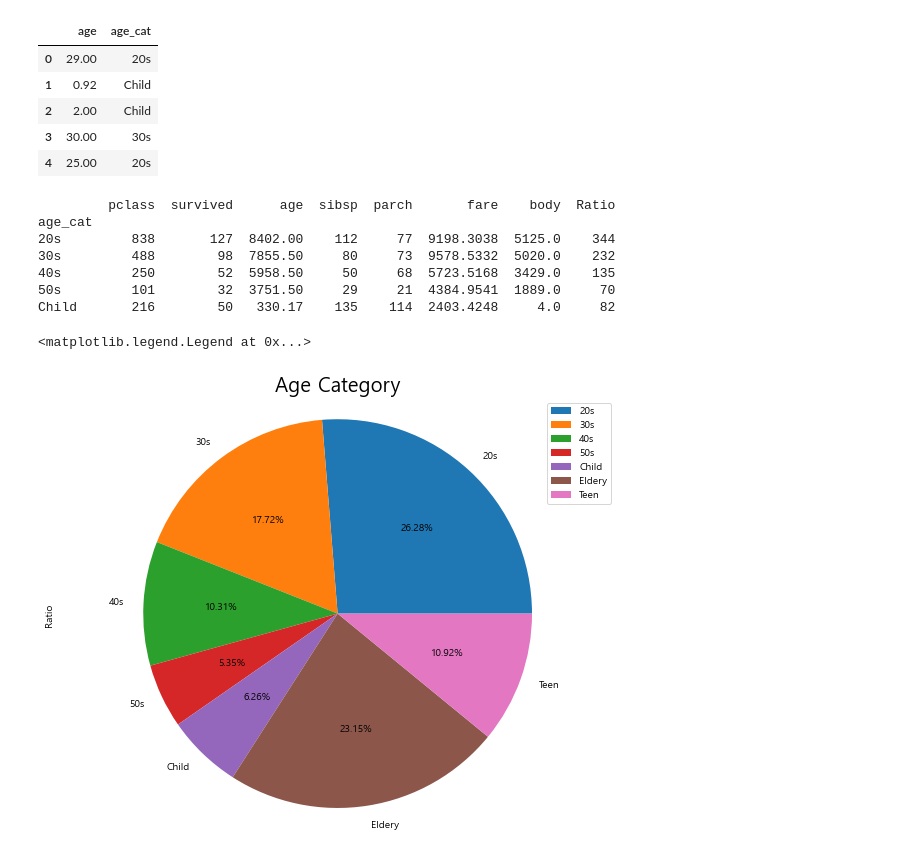
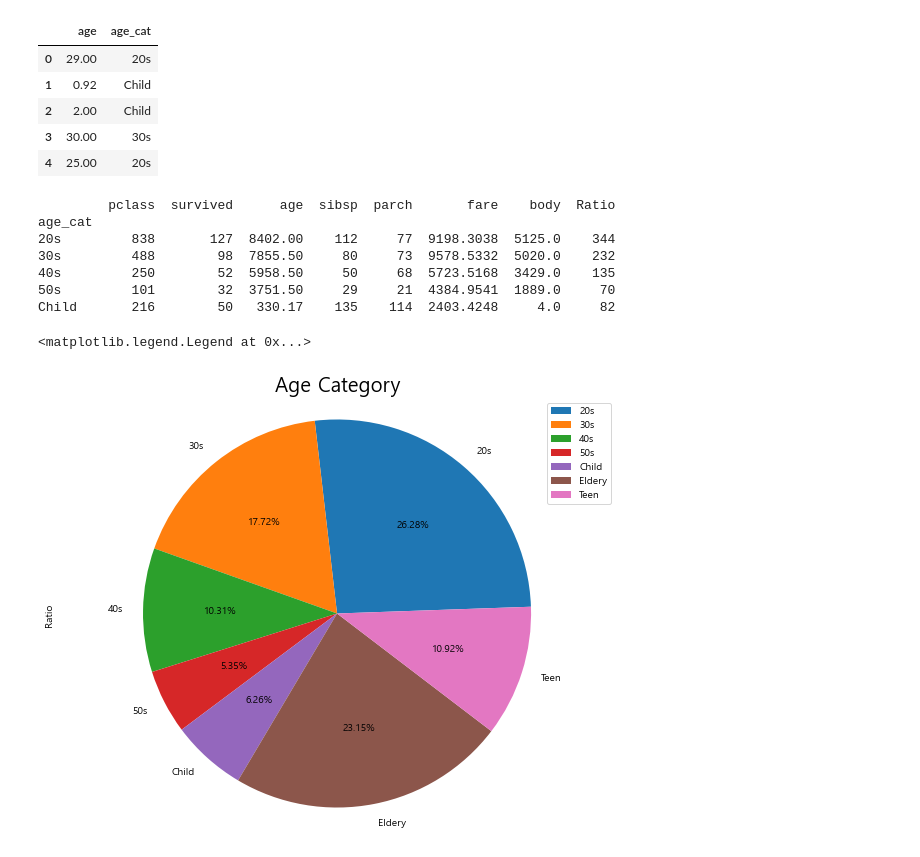
Before and after one commit to HyeonuJeong/Mycakd5, a Jupyter notebook: m2_분석라이브러리활용/visualization/시각화 기초.ipynb, the cells around one changed output. Drawn from its saved outputs; the diff is of its cells as text; code cells hidden in the pictures.

```diff
--- a/m2_분석라이브러리활용/visualization/시각화 기초.ipynb
+++ b/m2_분석라이브러리활용/visualization/시각화 기초.ipynb
@@ -426,22 +422,22 @@ t3[['age','age_cat']].head()
 # %%
 t3['Ratio'] = 1
 df_age_cat = t3.groupby('age_cat').sum()
 print(df_age_cat.head())
 
 df_age_cat.Ratio.plot(kind='pie',
                      figsize=(10,8),
                      autopct='%.2f%%',
-                     startangle=0)
+                     startangle=2)
 plt.title('Age Category',size=20)
 plt.axis('equal')
 plt.legend(labels=df_age_cat.index, loc='best')
 # %% [output]
          pclass  survived      age  sibsp  parch       fare    body  Ratio
 age_cat
 20s         838       127  8402.00    112     77  9198.3038  5125.0    344
 30s         488        98  7855.50     80     73  9578.5332  5020.0    232
 40s         250        52  5958.50     50     68  5723.5168  3429.0    135
 50s         101        32  3751.50     29     21  4384.9541  1889.0     70
 Child       216        50   330.17    135    114  2403.4248     4.0     82
 <matplotlib.legend.Legend at 0x...>
-[figure, old version]
+[figure, new version]
```
Also changed, not shown: parts of 28 cells of this notebook, 22 other files.
